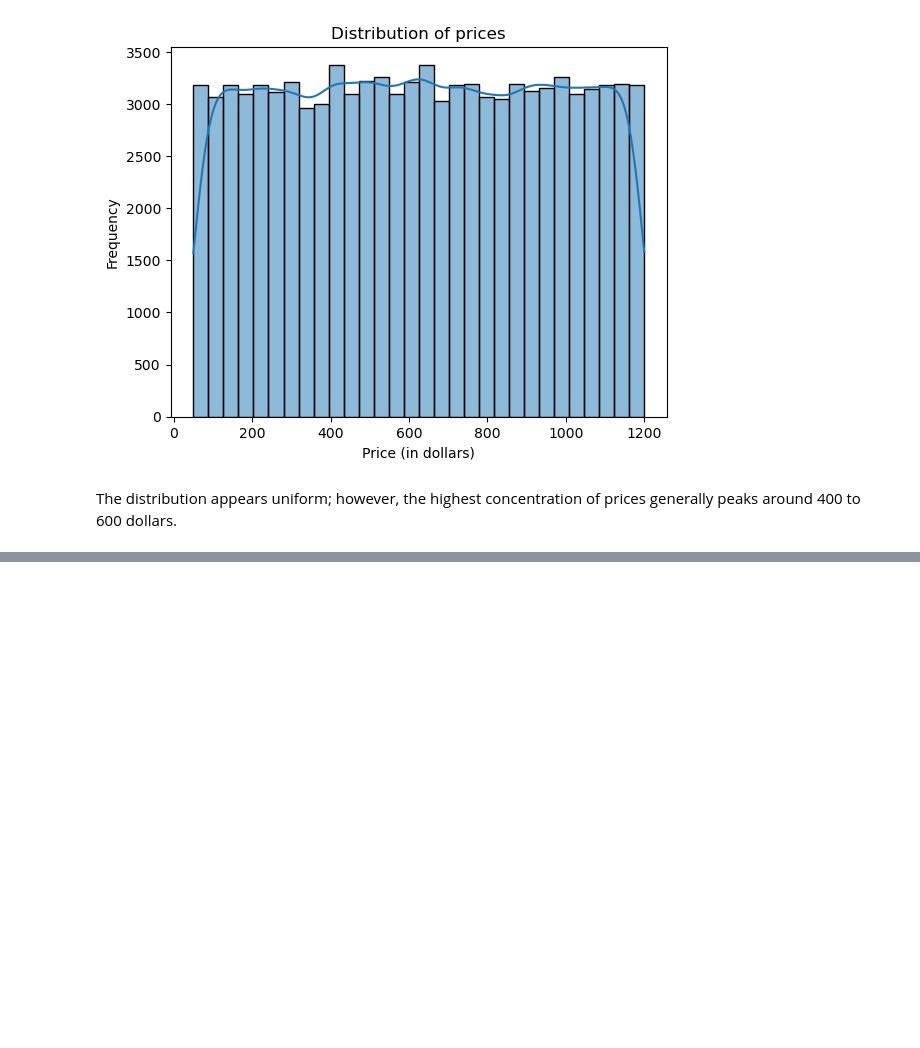
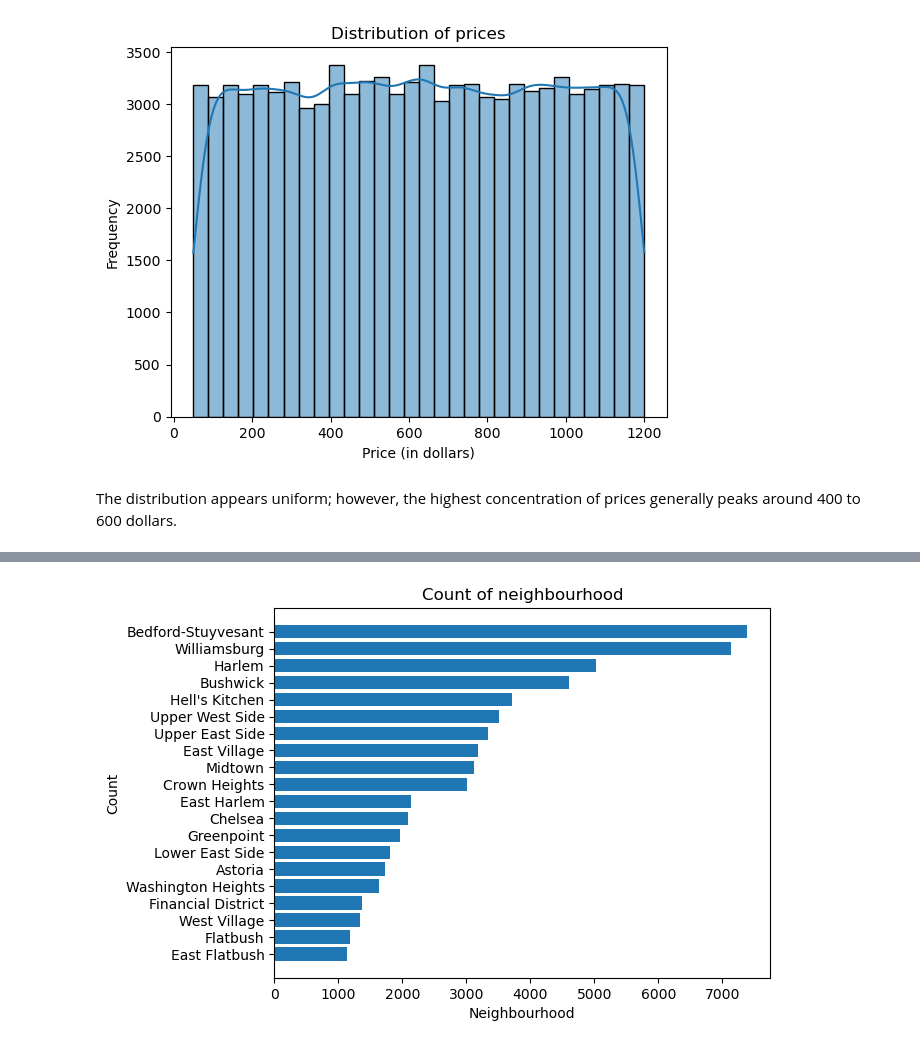
Before and after one commit to martharegina/airbnb_listings, a Jupyter notebook: airbnb_price_analysis.ipynb, the cells around one changed output, grey strips where cells are left out. Saved outputs shown, nothing was run; the diff lists cells and outputs as text; code cells hidden in the pictures; blank space fills up the shorter version.

```diff
--- a/airbnb_price_analysis.ipynb
+++ b/airbnb_price_analysis.ipynb
@@ -250,0 +249,11 @@ The bar plot shows that the majority of Airbnb properties are located in Manhatt
+# %%
+# Plot distribution of neighbourhood
+most_neighbourhood = data.groupby('neighbourhood')['neighbourhood'].agg('count').sort_values(ascending=False).head(20)
+plt.barh(most_neighbourhood.index, most_neighbourhood.values)
+plt.title('Count of neighbourhood')
+plt.xlabel('Neighbourhood')
+plt.ylabel('Count')
+plt.gca().invert_yaxis()
+plt.show()
+# %% [output]
+[figure, added]
```
Also changed, not shown: parts of 10 cells of this notebook.
